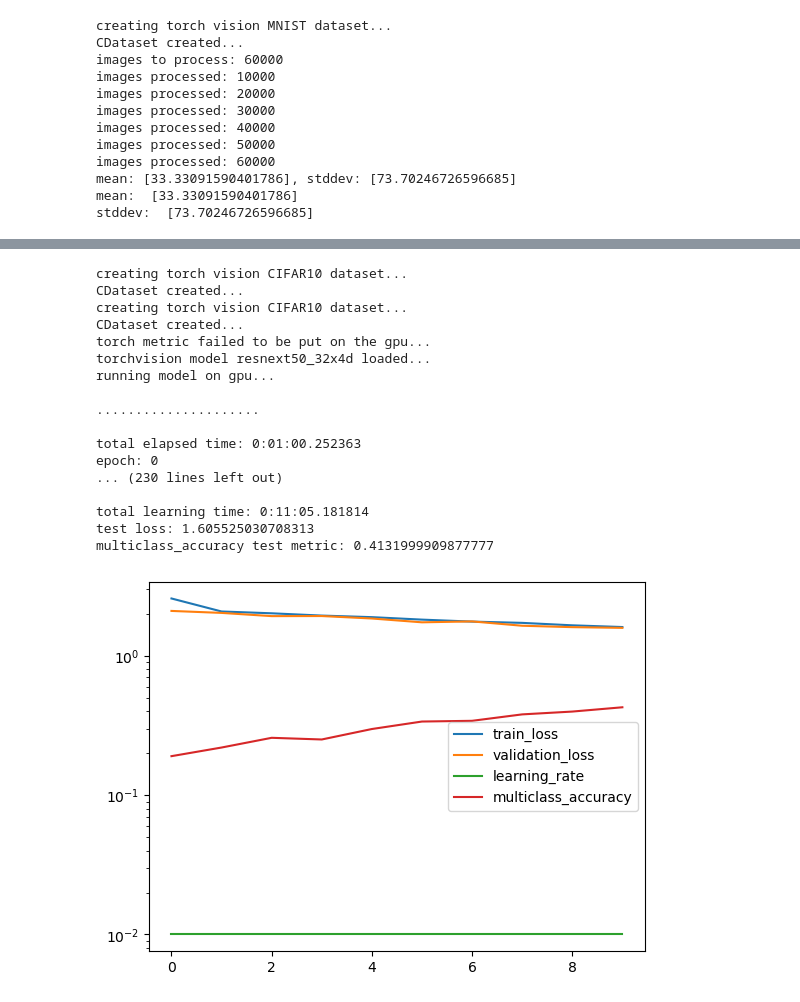
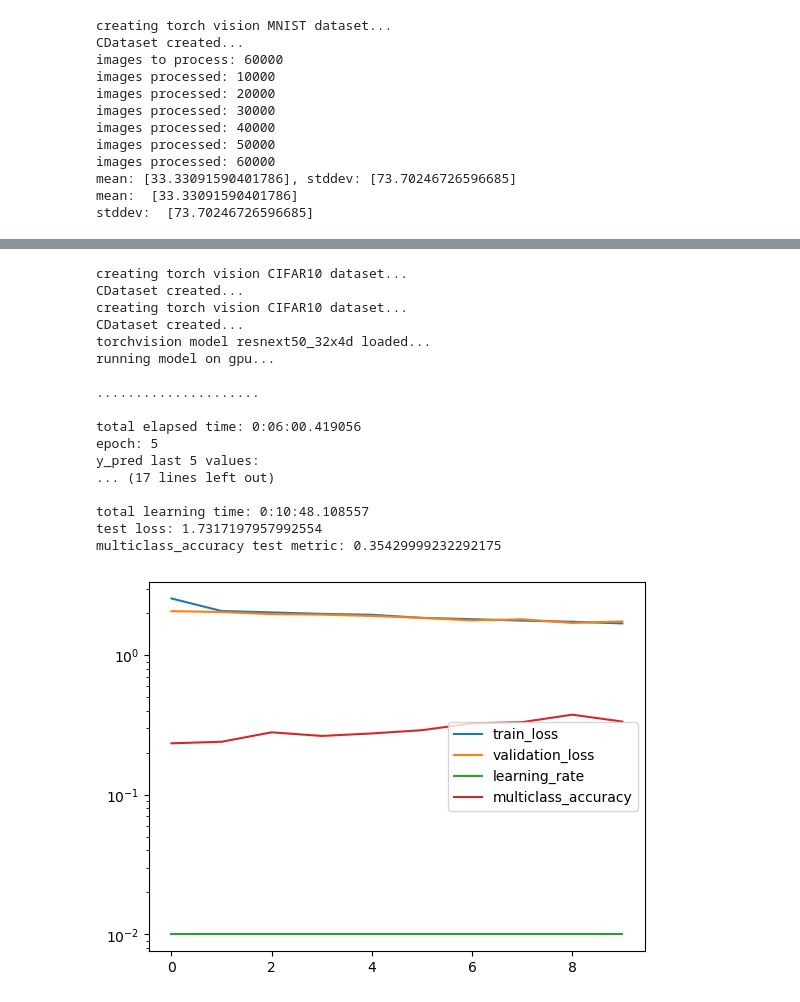
Before and after one commit to icanswim/cosmosis, a Jupyter notebook: experiment.ipynb, the cells around one changed output, grey strips where cells are left out. Saved outputs shown, nothing was run; the diff lists cells and outputs as text; code cells hidden in the pictures.

```diff
--- a/experiment.ipynb
+++ b/experiment.ipynb
@@ -607,9 +617,9 @@ ds_param={'train_param': {'dataset': 'CIFAR10',
                                                     transforms.ToTensor()]),
                                        'target_transform': None}}}
 
-metrics_param = {'report_interval': 60,
+metrics_param = {'report_interval': 300,
                  'log_plot': True,
-                 'metric_name': 'multiclass_accuracy', #torcheval
+                 'metric_name': 'multiclass_accuracy', # torcheval
                  'metric_param': {'num_classes': 10}}
 
 opt_param = {'lr': 0.01}
@@ -619,38 +629,38 @@ crit_param = {'reduction': 'sum'}
 sample_param = {'set_seed': 88,
                 'splits': (.8,),
                 'subset': .1}
 
 sched_param = {'factor': .5,
                'patience': 2,
                'cooldown': 1}
 
 l = Learn([TVDS,TVDS],
           tv_model,
           Selector,
           Optimizer=Adam,
           Scheduler=ReduceLROnPlateau,
           Criterion=CrossEntropyLoss,
           model_param=model_param, ds_param=ds_param,
           sample_param=sample_param, opt_param=opt_param,
           sched_param=sched_param, crit_param=crit_param,
           metrics_param=metrics_param,
           batch_size=16, epochs=10)
 # %% [output]
 creating torch vision CIFAR10 dataset...
 CDataset created...
 creating torch vision CIFAR10 dataset...
 CDataset created...
-torch metric failed to be put on the gpu...
 torchvision model resnext50_32x4d loaded...
 running model on gpu...
 
 .....................
 
-total elapsed time: 0:01:00.252363
-epoch: 0
-... (230 lines left out)
+total elapsed time: 0:06:00.419056
+epoch: 5
+y_pred last 5 values:
+... (17 lines left out)
 
-total learning time: 0:11:05.181814
-test loss: 1.605525030708313
-multiclass_accuracy test metric: 0.4131999909877777
+total learning time: 0:10:48.108557
+test loss: 1.7317197957992554
+multiclass_accuracy test metric: 0.35429999232292175
-[figure, old version]
+[figure, new version]
```
Also changed, not shown: parts of 11 cells of this notebook, 1 other file.
